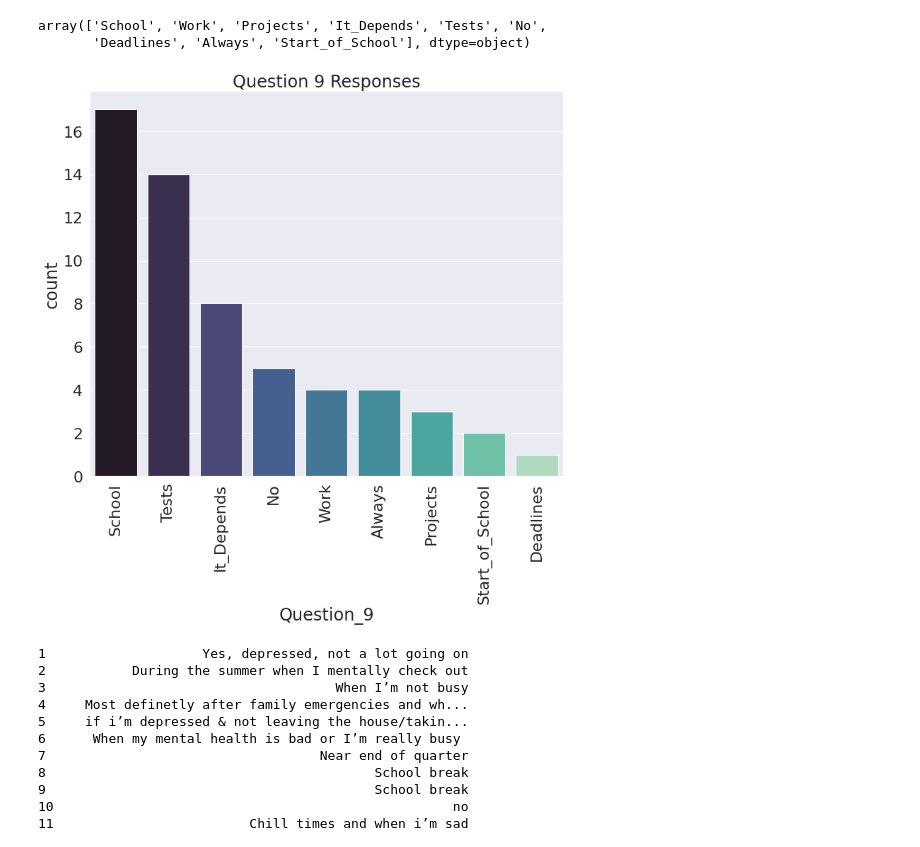
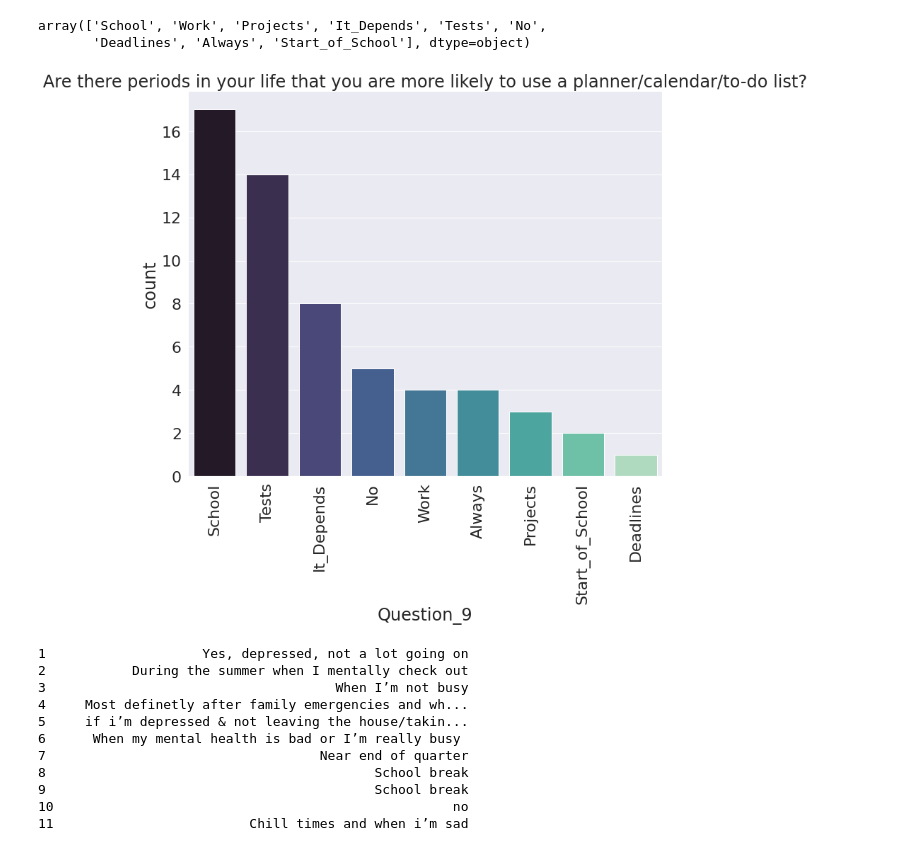
Before and after one commit to isa5805/COGS164Final, a Jupyter notebook: Untitled1.ipynb, the cells around one changed output. Cells and saved outputs as stored; diff of their text form; code cells hidden in the pictures.

```diff
--- a/Untitled1.ipynb
+++ b/Untitled1.ipynb
@@ -413,11 +411,11 @@ array(['School', 'Work', 'Projects', 'It_Depends', 'Tests', 'No',
 # %%
 plt.figure(figsize = (12, 10))
 sns.set_style('darkgrid')
-sns.countplot(x = 'Question_9', data = df, palette = 'mako', order = df['Question_9'].value_counts().index).set(title='Question 9 Responses')
+sns.countplot(x = 'Question_9', data = df, palette = 'mako', order = df['Question_9'].value_counts().index).set(title='Are there periods in your life that you are more likely to use a planner/calendar/to-do list?')
 plt.xticks(rotation=90)
 sns.set(font_scale=2)
 # %% [output]
-[figure, old version]
+[figure, new version]
 # %%
 df.rename(columns = {"Are there periods in your life that you are less likely to use a planner/calendar/to-do list? (i.e. after unforeseen events)":'Question_10'}, inplace = True)
 df = df.drop([0, 46])
```
Also changed, not shown: parts of 49 cells of this notebook.
